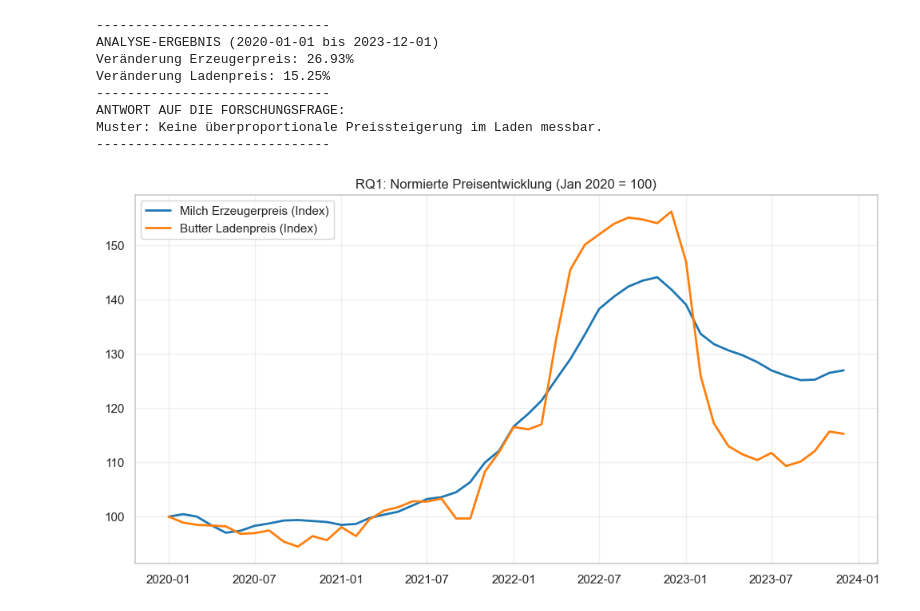
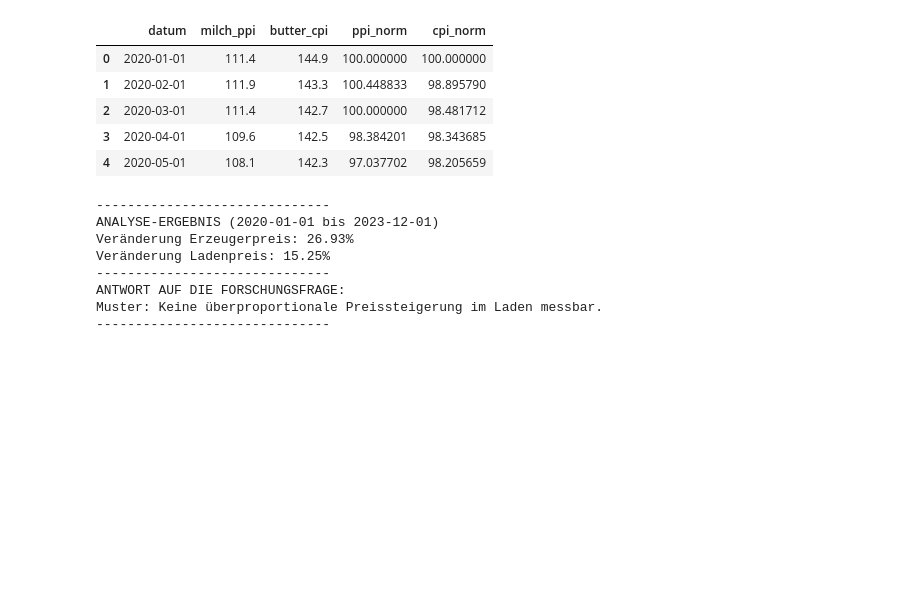
Before and after one commit to ceydadutbjk-commits/DataScienceProject, a Jupyter notebook: inflation_project/raw_data/analyse_milch_butter.ipynb, the cells around one changed output. Drawn from its saved outputs; the diff is of its cells as text; code cells hidden in the pictures; blank space fills up the shorter version.

```diff
--- a/inflation_project/raw_data/analyse_milch_butter.ipynb
+++ b/inflation_project/raw_data/analyse_milch_butter.ipynb
@@ -111,20 +129,24 @@ allein durch die Endwerte nicht direkt belegbar.
+# %%
+# Für den Vergleich normieren wir beide Reihen auf denselben Startwert
+# Januar 2020 = 100
+
+first_ppi = df_final['milch_ppi'].iloc[0]
+first_cpi = df_final['butter_cpi'].iloc[0]
+
+df_final['ppi_norm'] = (df_final['milch_ppi'] / first_ppi) * 100
+df_final['cpi_norm'] = (df_final['butter_cpi'] / first_cpi) * 100
+
+# Kontrolle
+df_final.head()
+# %% [output]
+|  | datum | milch_ppi | butter_cpi | ppi_norm | cpi_norm |
+| 0 | 2020-01-01 | 111.4 | 144.9 | 100.000000 | 100.000000 |
+| 1 | 2020-02-01 | 111.9 | 143.3 | 100.448833 | 98.895790 |
+| 2 | 2020-03-01 | 111.4 | 142.7 | 100.000000 | 98.481712 |
+| 3 | 2020-04-01 | 109.6 | 142.5 | 98.384201 | 98.343685 |
+| 4 | 2020-05-01 | 108.1 | 142.3 | 97.037702 | 98.205659 |
 # %%
-# --- 1. DATEN LADEN & BEREINIGEN ---
-df_ppi = eurostat_json_to_df('eurostat_ppi_dairy.json').rename(columns={'preis': 'milch_ppi'})
-df_cpi = eurostat_json_to_df('eurostat_butter_cpi.json').rename(columns={'preis': 'butter_cpi'})
-
-df_final = pd.merge(df_ppi, df_cpi, on='datum', how='inner')
-df_final = df_final[df_final['datum'] >= '2020-01-01'].reset_index(drop=True)
-
-# --- 2. NORMIERUNG (Basis Januar 2020 = 100) ---
-# WICHTIG: Hier nutzen wir jetzt die Namen 'milch_ppi' und 'butter_cpi'
-first_ppi = df_final['milch_ppi'].iloc[0]
-first_cpi = df_final['butter_cpi'].iloc[0]
-
-df_final['ppi_norm'] = (df_final['milch_ppi'] / first_ppi) * 100
-df_final['cpi_norm'] = (df_final['butter_cpi'] / first_cpi) * 100
-
-# --- 3. AUTOMATISCHE ANTWORT GENERIEREN ---
+# Prozentuale Entwicklung auf Basis der Originalwerte
 pct_change_ppi = ((df_final['milch_ppi'].iloc[-1] - first_ppi) / first_ppi) * 100
 pct_change_cpi = ((df_final['butter_cpi'].iloc[-1] - first_cpi) / first_cpi) * 100
 
@@ -140,26 +162,8 @@ if pct_change_cpi > pct_change_ppi:
     print("Die Butterpreise im Laden sind stärker gestiegen als die Milchpreise der Erzeuger.")
 else:
     print("Muster: Keine überproportionale Preissteigerung im Laden messbar.")
+
 print("-" * 30)
-
-# --- 4. STATISCHE GRAFIK (Matplotlib/Seaborn) ---
-plt.figure(figsize=(12, 6))
-plt.plot(df_final['datum'], df_final['ppi_norm'], label='Milch Erzeugerpreis (Index)', color='#1f77b4', lw=2)
-plt.plot(df_final['datum'], df_final['cpi_norm'], label='Butter Ladenpreis (Index)', color='#ff7f0e', lw=2)
-plt.title('RQ1: Normierte Preisentwicklung (Jan 2020 = 100)')
-plt.legend()
-plt.grid(True, alpha=0.3)
-plt.show()
-
-# --- 5. INTERAKTIVE GRAFIK (Plotly) ---
-import plotly.express as px
-fig = px.line(df_final, x='datum', y=['ppi_norm', 'cpi_norm'],
-              title='Interaktive Analyse: Rockets & Feathers Effekt',
-              labels={'value': 'Index-Wert', 'datum': 'Zeitpunkt', 'variable': 'Preistyp'})
-
-newnames = {'ppi_norm':'Milch Erzeugerpreis', 'cpi_norm': 'Butter Ladenpreis'}
-fig.for_each_trace(lambda t: t.update(name = newnames[t.name]))
-fig.show()
 # %% [output]
 ------------------------------
 ANALYSE-ERGEBNIS (2020-01-01 bis 2023-12-01)
@@ -169,4 +173,3 @@ Veränderung Ladenpreis: 15.25%
 ANTWORT AUF DIE FORSCHUNGSFRAGE:
 Muster: Keine überproportionale Preissteigerung im Laden messbar.
 ------------------------------
-[figure, removed]
```
Also changed, not shown: parts of 7 cells of this notebook, 4 other files.
